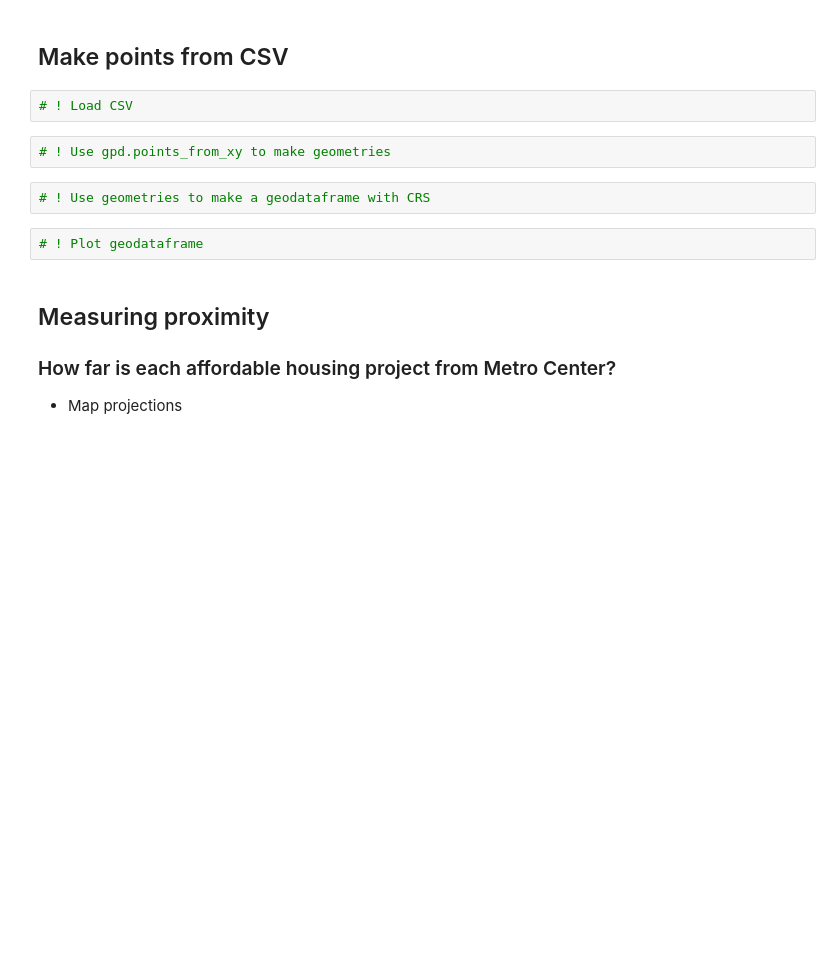
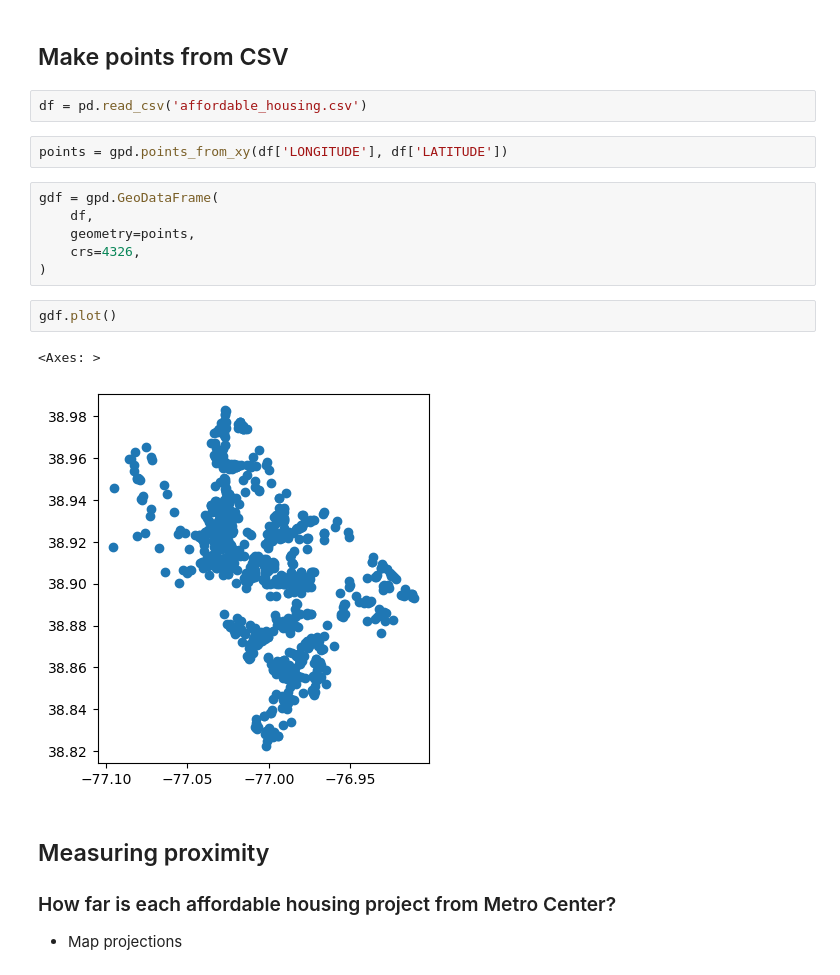
Before and after one commit to stg12793/ursp688y_sp2025, a Jupyter notebook: demos/demo07/demo07_live.ipynb, the cells around one changed output. Drawn from its saved outputs; the diff is of its cells as text; blank space fills up the shorter version.

```diff
--- a/demos/demo07/demo07_live.ipynb
+++ b/demos/demo07/demo07_live.ipynb
@@ -43,13 +43,20 @@ import geopandas as gpd
 # %% [markdown]
 ## Make points from CSV
 # %%
-# ! Load CSV
+df = pd.read_csv('affordable_housing.csv')
-# %%
-# ! Use gpd.points_from_xy to make geometries
+# %%
+points = gpd.points_from_xy(df['LONGITUDE'], df['LATITUDE'])
 # %%
-# ! Use geometries to make a geodataframe with CRS
+gdf = gpd.GeoDataFrame(
+    df,
+    geometry=points,
+    crs=4326,
+)
 # %%
-# ! Plot geodataframe
+gdf.plot()
+# %% [output]
+<Axes: >
+[figure, added]
 # %% [markdown]
 ## Measuring proximity
 
```
Also changed, not shown: parts of 30 cells of this notebook.
